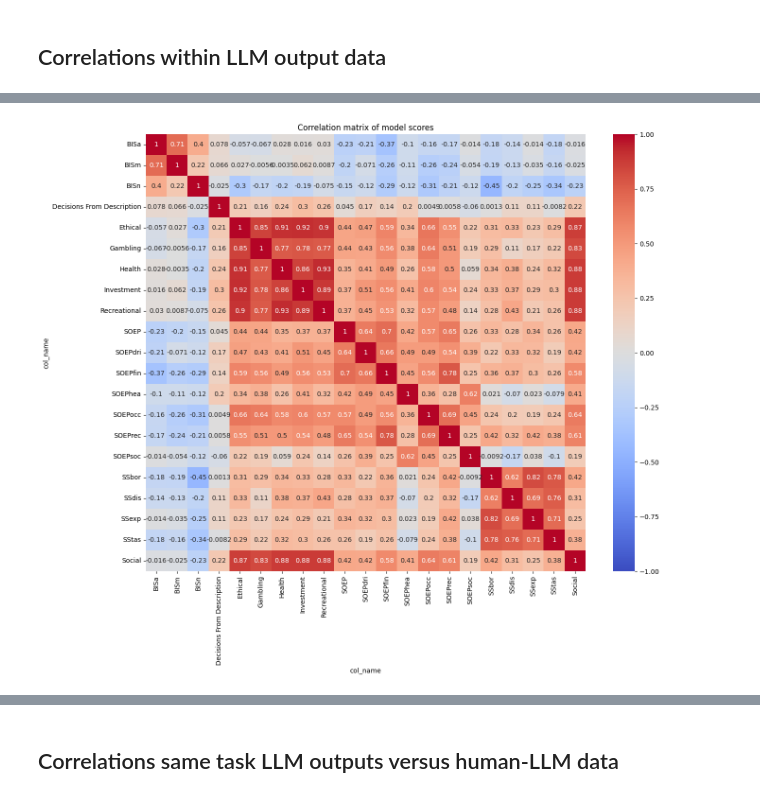
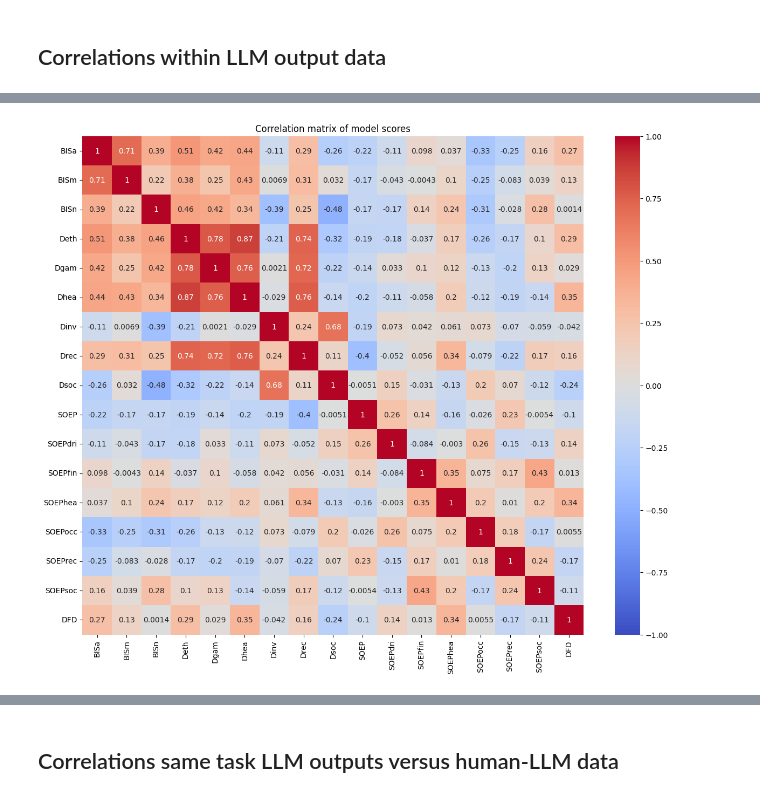
Before and after one commit to jelenameyer/GenInLLM, a Jupyter notebook: data_analysis/process_Direct_LLM_data.ipynb, the cells around one changed output, grey strips where cells are left out. Drawn from its saved outputs; the diff is of its cells as text; code cells hidden in the pictures.

```diff
--- a/data_analysis/process_Direct_LLM_data.ipynb
+++ b/data_analysis/process_Direct_LLM_data.ipynb
@@ -130,3 +122,5 @@ LLM_data = LLM_data.drop(columns=["reverse_coded"])
+# %%
+LLM_data = LLM_data[LLM_data["experiment"] != "SSSV scale"]
 # %%
 # for q in sssv["question"].head(40):
 #     print(f"1: {q}")
@@ -271,0 +342,9 @@ plt.show()
+# %%
+DOSPERT_SUB= LLM_data[LLM_data["experiment"] == "DOSPERT scale"]
+DOSPERT_DV_DF = DOSPERT_SUB.groupby(["model", "category"])["model_answer"].mean().reset_index()
+DOSPERT_DV_DF = DOSPERT_DV_DF.pivot(index="model", columns="category", values="model_answer")
+
+DV_data = pd.merge(BARRAT_DV_DF,
+                    DOSPERT_DV_DF,
+                    on="model",
+                    how = "outer")
@@ -271,0 +372,23 @@ plt.show()
+# %%
+SOEP_SUB= LLM_data[LLM_data["experiment"] == "SOEP scale"]
+SOEP_DV_DF = SOEP_SUB.groupby(["model", "category"])["model_answer"].mean().reset_index()
+SOEP_DV_DF = SOEP_DV_DF.pivot(index="model", columns="category", values="model_answer")
+# add_new_df
+DV_data = pd.merge(
+    DV_data,
+    SOEP_DV_DF,
+    on="model",
+    how="outer"
+)
+# %%
+# DFD
+DFD_SUB= LLM_data[LLM_data["experiment"] == "DFD"]
+DFD_DV_DF = DFD_SUB.groupby(["model"])["model_answer"].mean().reset_index()
+
+# add_new_df
+DV_data = pd.merge(
+    DV_data,
+    DFD_DV_DF[["model", "model_answer"]].rename(columns={"model_answer": "DFD"}),
+    on="model",
+    how="outer"
+)
@@ -272,17 +415,13 @@ plt.show()
 # %%
 # get df in wide format
-LLM_data["col_name"] = LLM_data["category"].fillna(LLM_data["experiment"])
-data_wide = LLM_data.pivot_table(
-    index="model",
-    columns="col_name",
-    values="model_answer"
-)
-corr_matrix = data_wide.corr()
+DV_data_for_corr = DV_data.drop(columns=['model'])
+
+corr_matrix = DV_data_for_corr.corr()
 # Display it as a heatmap
 plt.figure(figsize=(15, 12))
 sns.heatmap(corr_matrix, annot=True, cmap="coolwarm", vmin=-1, vmax=1)
 plt.title("Correlation matrix of model scores")
 plt.show()
 # %% [output]
-[figure, old version]
+[figure, new version]
 # %%
```
Also changed, not shown: parts of 31 cells of this notebook, 2 other files.
